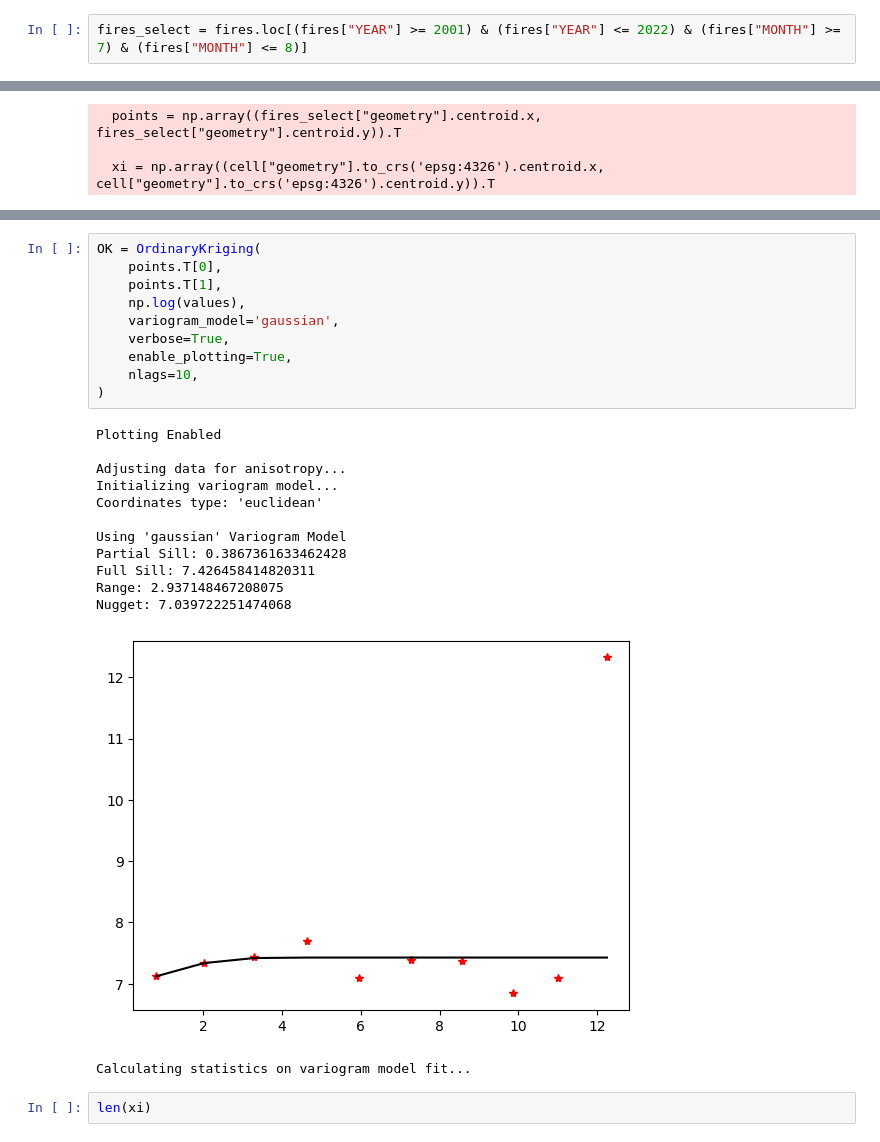
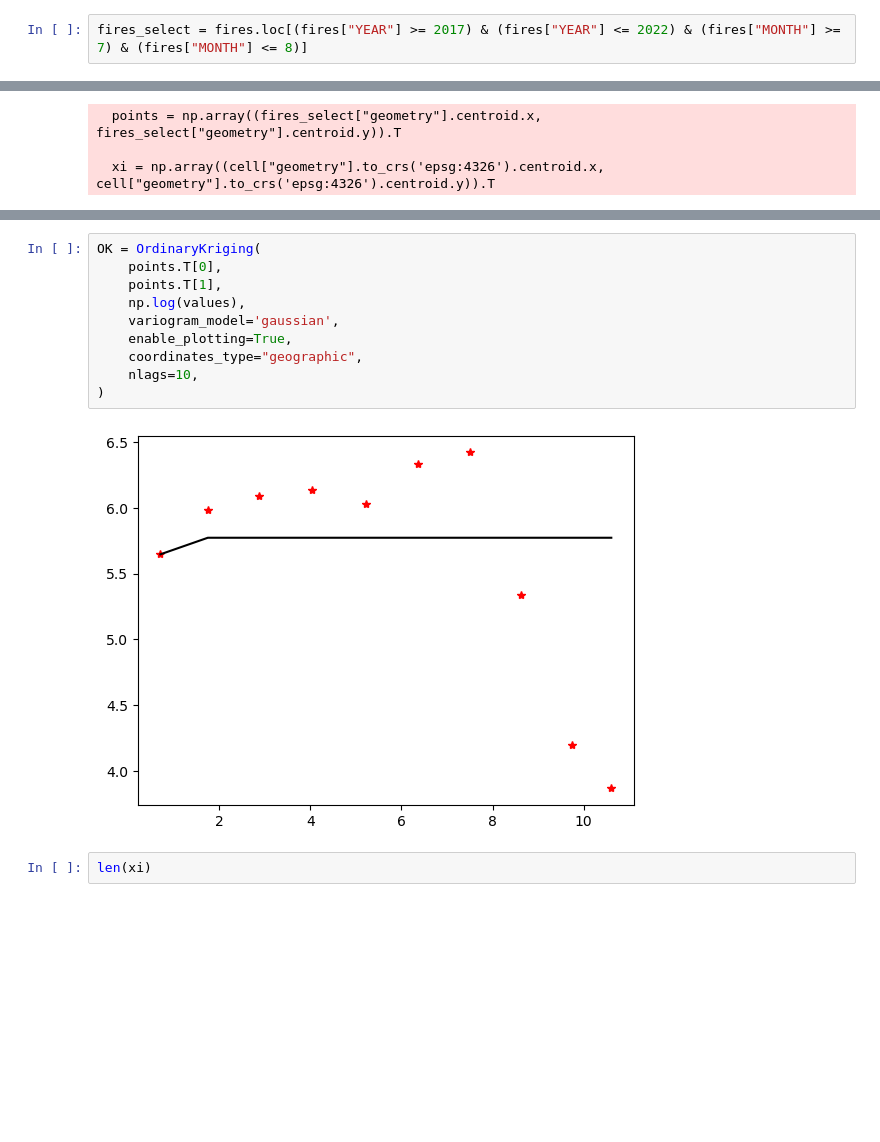
Before and after one commit to ternarysrche/rmp-wildfire, a Jupyter notebook: kriging_fires.ipynb, the cells around one changed output, grey strips where cells are left out. Cells and saved outputs as stored; diff of their text form; blank space fills up the shorter version.

```diff
--- a/kriging_fires.ipynb
+++ b/kriging_fires.ipynb
@@ -57,7 +58,7 @@ fires["MONTH"] = month
 fires["YEAR"] = year
 fires = fires[~fires.duplicated()]
 # %%
-fires_select = fires.loc[(fires["YEAR"] >= 2001) & (fires["YEAR"] <= 2022) & (fires["MONTH"] >= 7) & (fires["MONTH"] <= 8)]
+fires_select = fires.loc[(fires["YEAR"] >= 2017) & (fires["YEAR"] <= 2022) & (fires["MONTH"] >= 7) & (fires["MONTH"] <= 8)]
 # %%
 import pandas as pd
 import geopandas
@@ -82,27 +83,15 @@ Text(0.5, 1.0, 'Measured Porosity')
 # %%
 OK = OrdinaryKriging(
     points.T[0],
     points.T[1],
     np.log(values),
     variogram_model='gaussian',
-    verbose=True,
     enable_plotting=True,
+    coordinates_type="geographic",
     nlags=10,
 )
 # %% [output]
-Plotting Enabled
-
-Adjusting data for anisotropy...
-Initializing variogram model...
-Coordinates type: 'euclidean'
-
-Using 'gaussian' Variogram Model
-Partial Sill: 0.3867361633462428
-Full Sill: 7.426458414820311
-Range: 2.937148467208075
-Nugget: 7.039722251474068
-[figure, old version]
+[figure, new version]
-Calculating statistics on variogram model fit...
 # %%
 len(xi)
 # %% [output]
```
Also changed, not shown: parts of 11 cells of this notebook, 4 other files.
